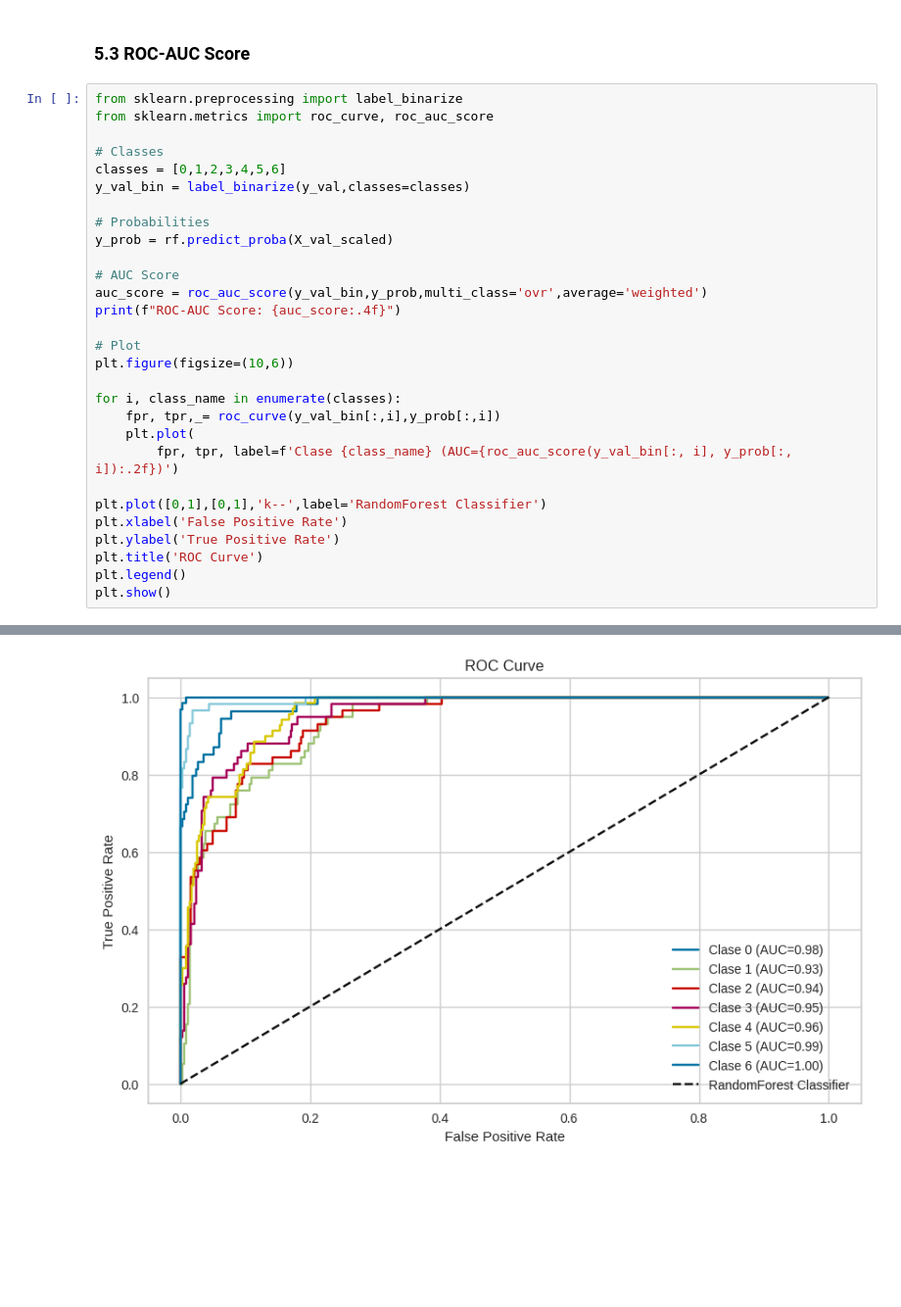
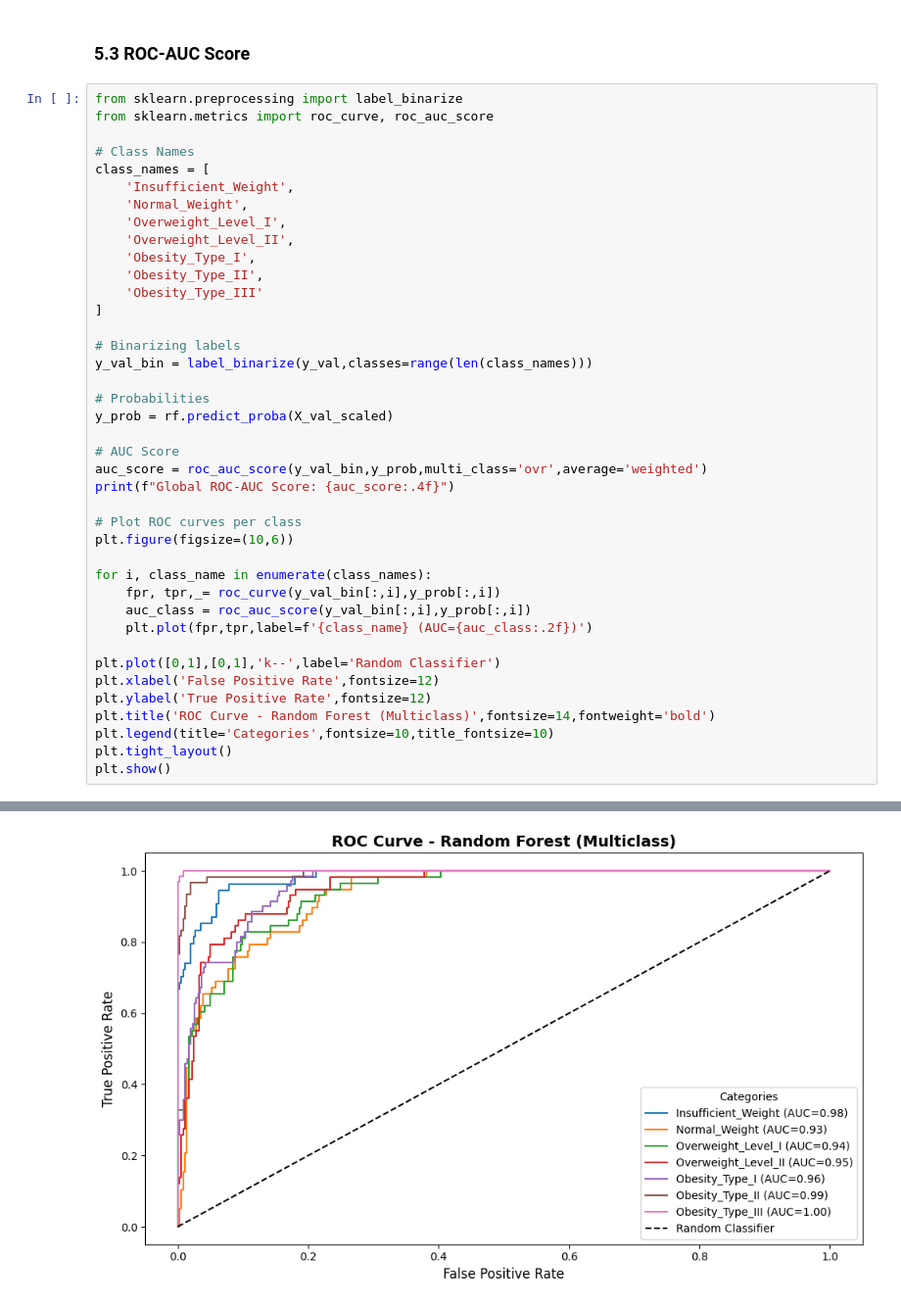
Before and after one commit to AndrsGzRo/Predicting-Obesity-Levels-with-Machine-Learning, a Jupyter notebook: Predicting_Obesity_Levels_MI.ipynb, the cells around one changed output, grey strips where cells are left out. Shown at 98% size. Cells and saved outputs as stored; diff of their text form; blank space fills up the shorter version.

Commit message:
8th commit, improved roc curves, feature importace, and new randomforest classifier with randomized grid search.

```diff
--- a/Predicting_Obesity_Levels_MI.ipynb
+++ b/Predicting_Obesity_Levels_MI.ipynb
@@ -430,29 +430,40 @@ F1-score: 0.7750
 from sklearn.preprocessing import label_binarize
 from sklearn.metrics import roc_curve, roc_auc_score
 
-# Classes
-classes = [0,1,2,3,4,5,6]
-y_val_bin = label_binarize(y_val,classes=classes)
+# Class Names
+class_names = [
+    'Insufficient_Weight',
+    'Normal_Weight',
+    'Overweight_Level_I',
+    'Overweight_Level_II',
+    'Obesity_Type_I',
+    'Obesity_Type_II',
+    'Obesity_Type_III'
+]
+
+# Binarizing labels
+y_val_bin = label_binarize(y_val,classes=range(len(class_names)))
 
 # Probabilities
 y_prob = rf.predict_proba(X_val_scaled)
 
 # AUC Score
 auc_score = roc_auc_score(y_val_bin,y_prob,multi_class='ovr',average='weighted')
-print(f"ROC-AUC Score: {auc_score:.4f}")
+print(f"Global ROC-AUC Score: {auc_score:.4f}")
 
-# Plot
+# Plot ROC curves per class
 plt.figure(figsize=(10,6))
 
-for i, class_name in enumerate(classes):
+for i, class_name in enumerate(class_names):
     fpr, tpr,_= roc_curve(y_val_bin[:,i],y_prob[:,i])
-    plt.plot(
-        fpr, tpr, label=f'Clase {class_name} (AUC={roc_auc_score(y_val_bin[:, i], y_prob[:, i]):.2f})')
+    auc_class = roc_auc_score(y_val_bin[:,i],y_prob[:,i])
+    plt.plot(fpr,tpr,label=f'{class_name} (AUC={auc_class:.2f})')
 
-plt.plot([0,1],[0,1],'k--',label='RandomForest Classifier')
-plt.xlabel('False Positive Rate')
-plt.ylabel('True Positive Rate')
-plt.title('ROC Curve')
-plt.legend()
+plt.plot([0,1],[0,1],'k--',label='Random Classifier')
+plt.xlabel('False Positive Rate',fontsize=12)
+plt.ylabel('True Positive Rate',fontsize=12)
+plt.title('ROC Curve - Random Forest (Multiclass)',fontsize=14,fontweight='bold')
+plt.legend(title='Categories',fontsize=10,title_fontsize=10)
+plt.tight_layout()
 plt.show()
 # %% [output]
@@ -460 +471 @@ ROC-AUC Score: 0.9657
-[figure, old version]
+[figure, new version]
```
Also changed, not shown: parts of 18 cells of this notebook.
